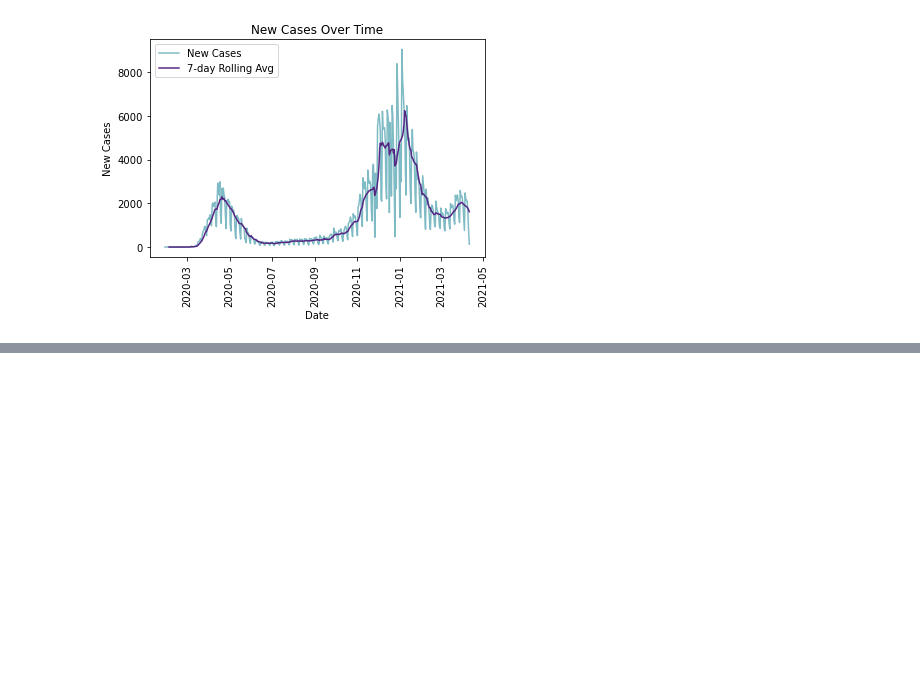
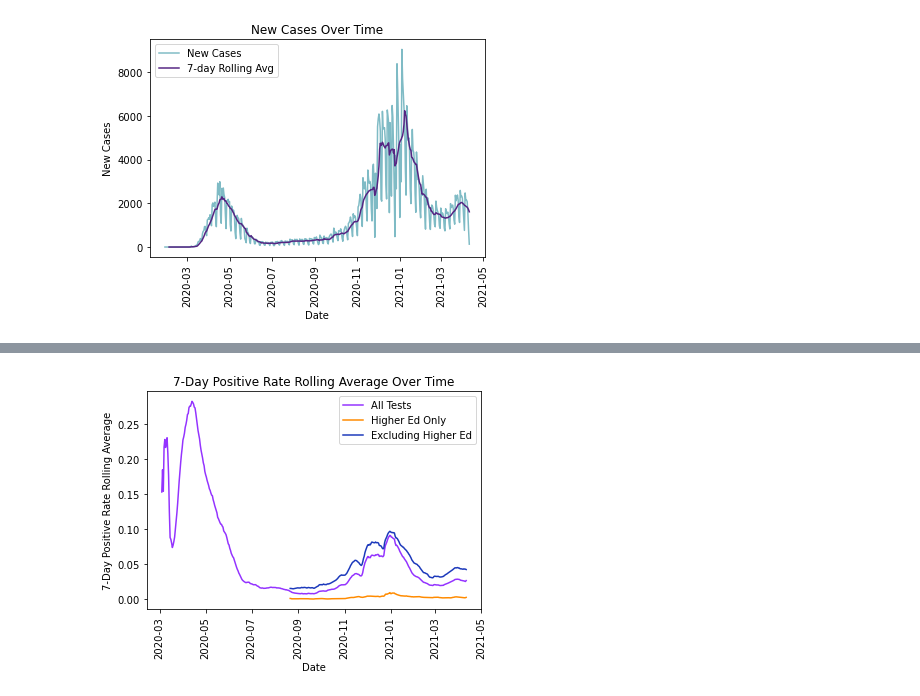
Before and after one commit to samar14641/covid-visualisations, a Jupyter notebook: pyWork.ipynb, the cells around one changed output, grey strips where cells are left out. Drawn from its saved outputs; the diff is of its cells as text; code cells hidden in the pictures; blank space fills up the shorter version.

Commit message:
added case rates and testing graphs

```diff
--- a/pyWork.ipynb
+++ b/pyWork.ipynb
@@ -6,8 +6,8 @@ import os
 import pandas as pd
 import seaborn as sns
 # %%
-xlsx = pd.read_excel(os.getcwd() + '/Data/covid-19-raw-data-4-12-2021.xlsx', sheet_name = ['CasesByDate (Test Date)', 'Hospitalization from Hospitals'], engine = 'openpyxl')
+xlsx = pd.read_excel(os.getcwd() + '/Data/covid-19-raw-data-4-12-2021.xlsx', sheet_name = ['CasesByDate (Test Date)', 'DateofDeath', 'Hospitalization from Hospitals', 'TestingByDate (Test Date)'], engine = 'openpyxl')
 # %%
-cases, hosptl = xlsx['CasesByDate (Test Date)'], xlsx['Hospitalization from Hospitals']
-cases.shape, hosptl.shape
+cases, deaths, hosptl, tests = xlsx['CasesByDate (Test Date)'], xlsx['DateofDeath'], xlsx['Hospitalization from Hospitals'], xlsx['TestingByDate (Test Date)'].dropna(how = 'all')
+cases.shape, deaths.shape, hosptl.shape, tests.shape
 # %% [output]
@@ -86,0 +128,4 @@ plt.close()
+# %%
+higher_ed_tests = tests[['Date', 'All Positive Molecular Tests_Higher Ed ONLY', 'All Molecular Tests_Higher Ed ONLY']].dropna()
+
+higher_ed_tests.head()
@@ -86,0 +139,4 @@ plt.close()
+# %%
+ex_higher_ed_tests = tests[['Date', 'All Positive Molecular Tests_MA without Higher ED', 'All Molecular Tests_MA without Higher ED']].dropna()
+
+ex_higher_ed_tests.head()
@@ -86,0 +150,14 @@ plt.close()
+# %%
+# plt.plot(tests['Date'], tests['All Positive Molecular Tests'] / tests['All Molecular Tests'], alpha = 0.5, color = '#00788c')
+plt.plot(tests['Date'], (tests['All Positive Molecular Tests'] / tests['All Molecular Tests']).rolling(7).mean(), color = '#9433ff', label ='All Tests')
+plt.plot(higher_ed_tests['Date'], (higher_ed_tests['All Positive Molecular Tests_Higher Ed ONLY'] / higher_ed_tests['All Molecular Tests_Higher Ed ONLY']).rolling(7).mean(), color = '#ff8b00', label = 'Higher Ed Only')
+plt.plot(higher_ed_tests['Date'], (ex_higher_ed_tests['All Positive Molecular Tests_MA without Higher ED'] / ex_higher_ed_tests['All Molecular Tests_MA without Higher ED']).rolling(7).mean(), color = '#1c39bb', label = 'Excluding Higher Ed')
+plt.title('7-Day Positive Rate Rolling Average Over Time')
+plt.xlabel('Date')
+plt.ylabel('7-Day Positive Rate Rolling Average')
+plt.xticks(rotation = 90)
+plt.legend()
+plt.show()
+plt.close()
+# %% [output]
+[figure, added]
```
Also changed, not shown: parts of 9 cells of this notebook.
